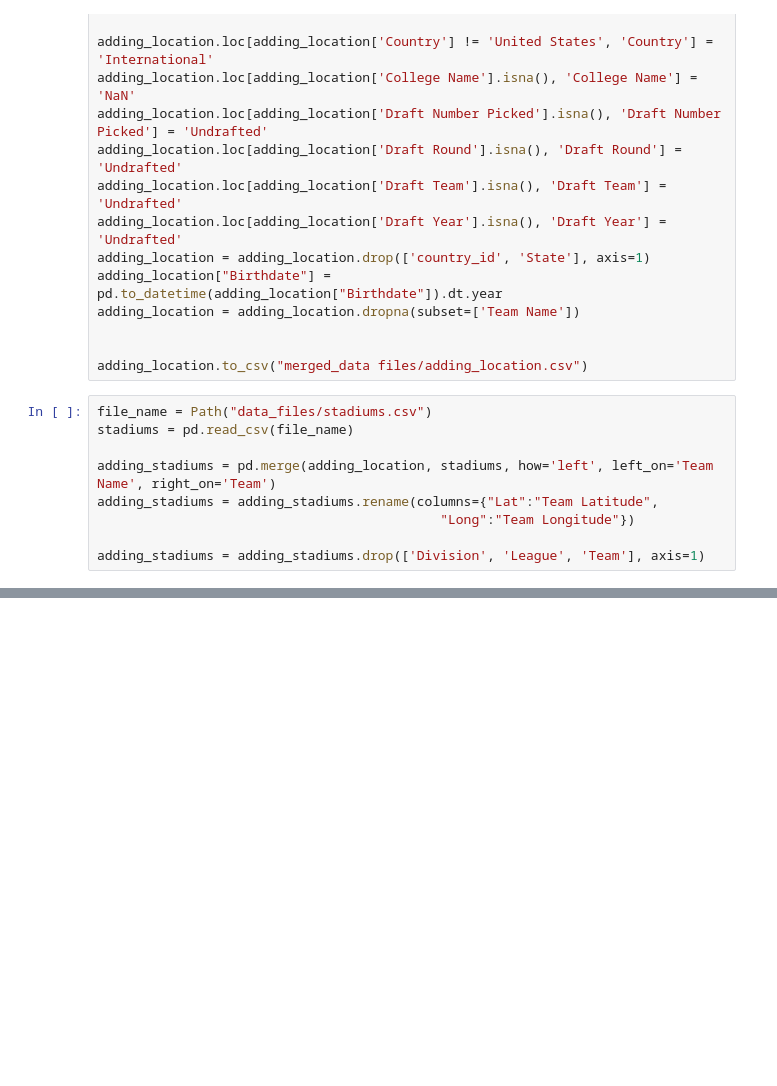
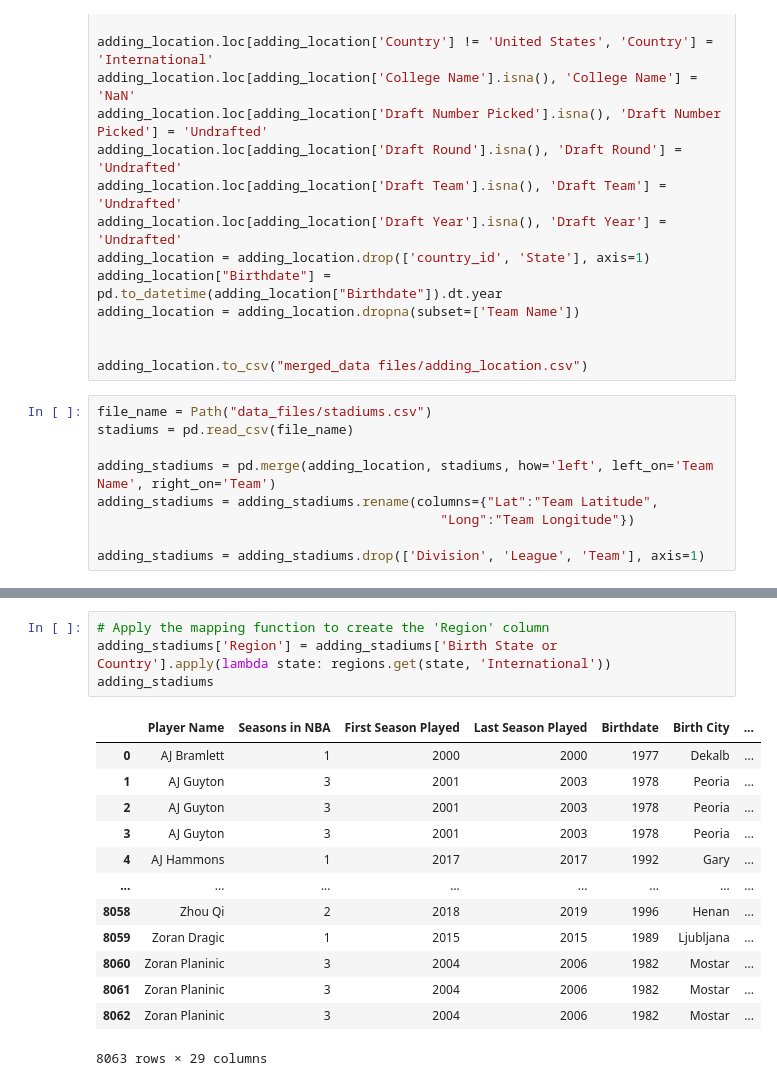
Before and after one commit to emitropoulos/Project-1, a Jupyter notebook: nba_analysis.ipynb, the cells around one changed output, grey strips where cells are left out. Drawn from its saved outputs; the diff is of its cells as text; blank space fills up the shorter version.

```diff
--- a/nba_analysis.ipynb
+++ b/nba_analysis.ipynb
@@ -300,0 +362,18 @@ adding_stadiums.to_csv("merged_data files/adding_stadiums.csv")
+# %%
+# Apply the mapping function to create the 'Region' column
+adding_stadiums['Region'] = adding_stadiums['Birth State or Country'].apply(lambda state: regions.get(state, 'International'))
+adding_stadiums
+# %% [output]
+|  | Player Name | Seasons in NBA | First Season Played | Last Season Played | Birthdate | Birth City | ... |
+| 0 | AJ Bramlett | 1 | 2000 | 2000 | 1977 | Dekalb | ... |
+| 1 | AJ Guyton | 3 | 2001 | 2003 | 1978 | Peoria | ... |
+| 2 | AJ Guyton | 3 | 2001 | 2003 | 1978 | Peoria | ... |
+| 3 | AJ Guyton | 3 | 2001 | 2003 | 1978 | Peoria | ... |
+| 4 | AJ Hammons | 1 | 2017 | 2017 | 1992 | Gary | ... |
+| ... | ... | ... | ... | ... | ... | ... | ... |
+| 8058 | Zhou Qi | 2 | 2018 | 2019 | 1996 | Henan | ... |
+| 8059 | Zoran Dragic | 1 | 2015 | 2015 | 1989 | Ljubljana | ... |
+| 8060 | Zoran Planinic | 3 | 2004 | 2006 | 1982 | Mostar | ... |
+| 8061 | Zoran Planinic | 3 | 2004 | 2006 | 1982 | Mostar | ... |
+| 8062 | Zoran Planinic | 3 | 2004 | 2006 | 1982 | Mostar | ... |
+8063 rows × 29 columns
```
Also changed, not shown: parts of 4 cells of this notebook.
